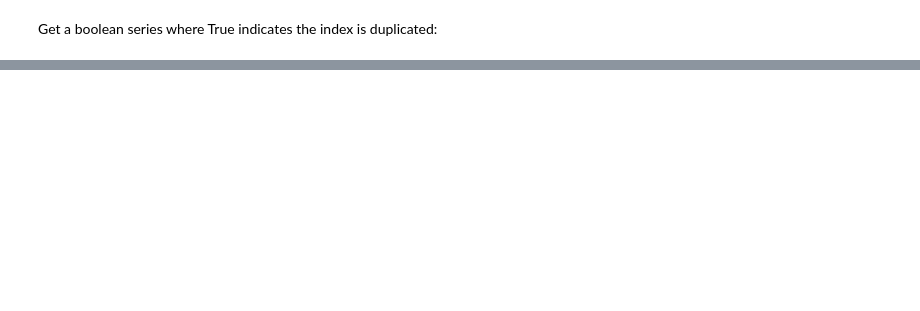
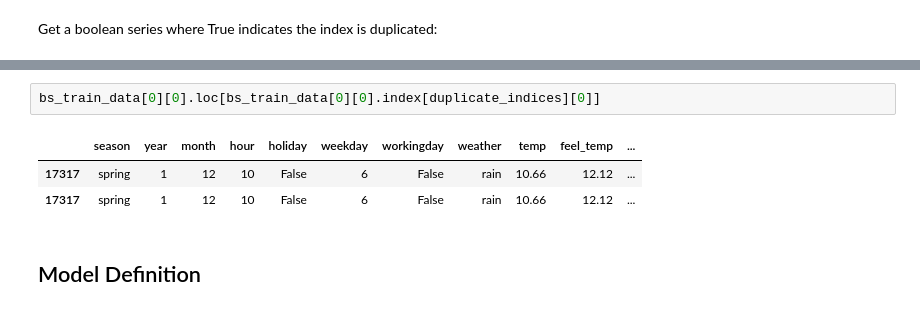
Before and after one commit to jeremysb1/enbpi_ts, a Jupyter notebook: EnbPI_timeseries.ipynb, the cells around one changed output, grey strips where cells are left out. Cells and saved outputs as stored; diff of their text form; blank space fills up the shorter version.

Commit message:
added model definition

```diff
--- a/EnbPI_timeseries.ipynb
+++ b/EnbPI_timeseries.ipynb
@@ -162,0 +199,8 @@ Index([12775,  9703, 16491, 12872,  4463,  7924,  7249,  4463, 10987, 10775,
+# %%
+bs_train_data[0][0].loc[bs_train_data[0][0].index[duplicate_indices][0]]
+# %% [output]
+|  | season | year | month | hour | holiday | weekday | workingday | weather | temp | feel_temp | ... |
+| 17317 | spring | 1 | 12 | 10 | False | 6 | False | rain | 10.66 | 12.12 | ... |
+| 17317 | spring | 1 | 12 | 10 | False | 6 | False | rain | 10.66 | 12.12 | ... |
+# %% [markdown]
+## Model Definition
```
Also changed, not shown: parts of 7 cells of this notebook.
